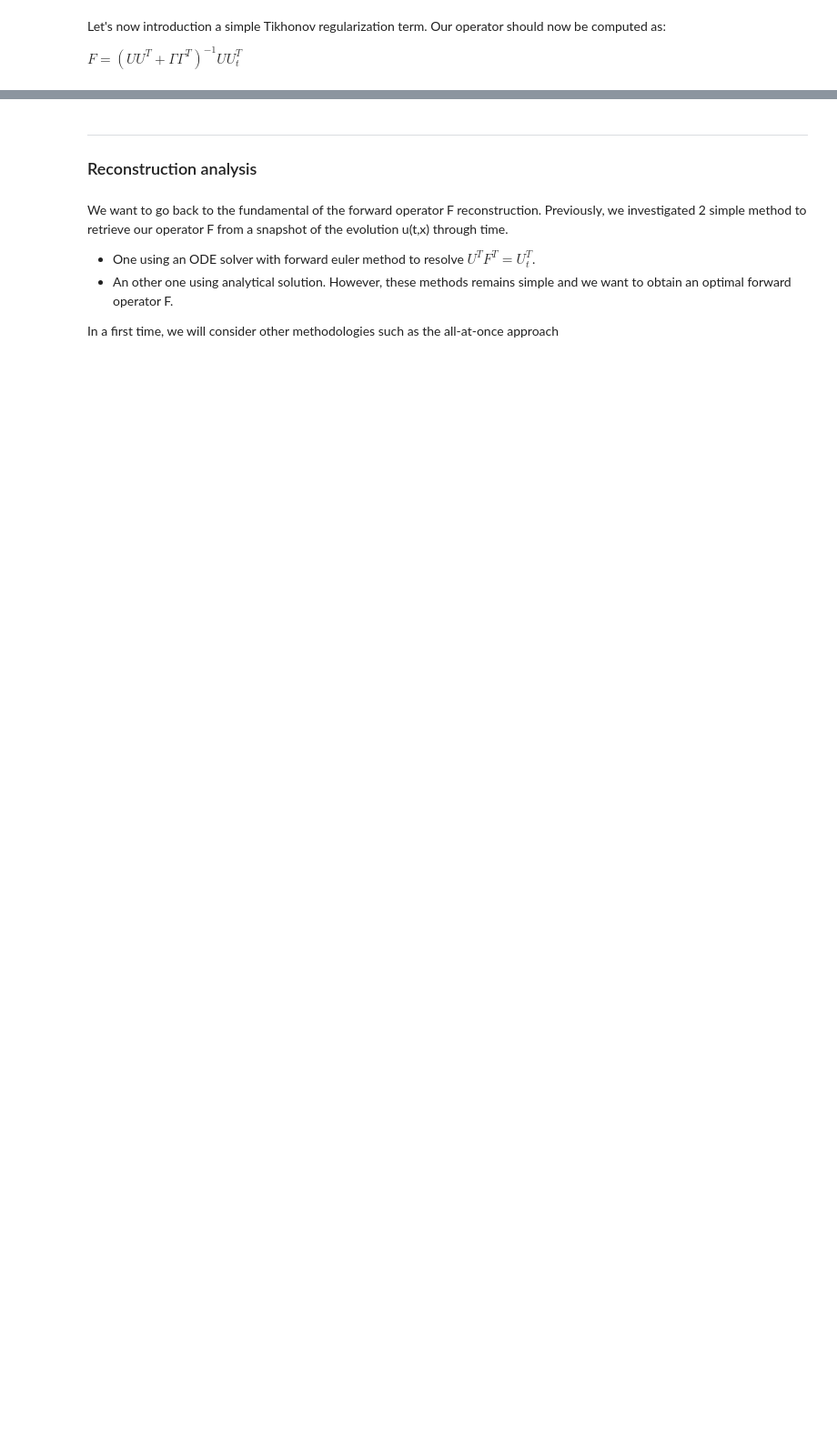
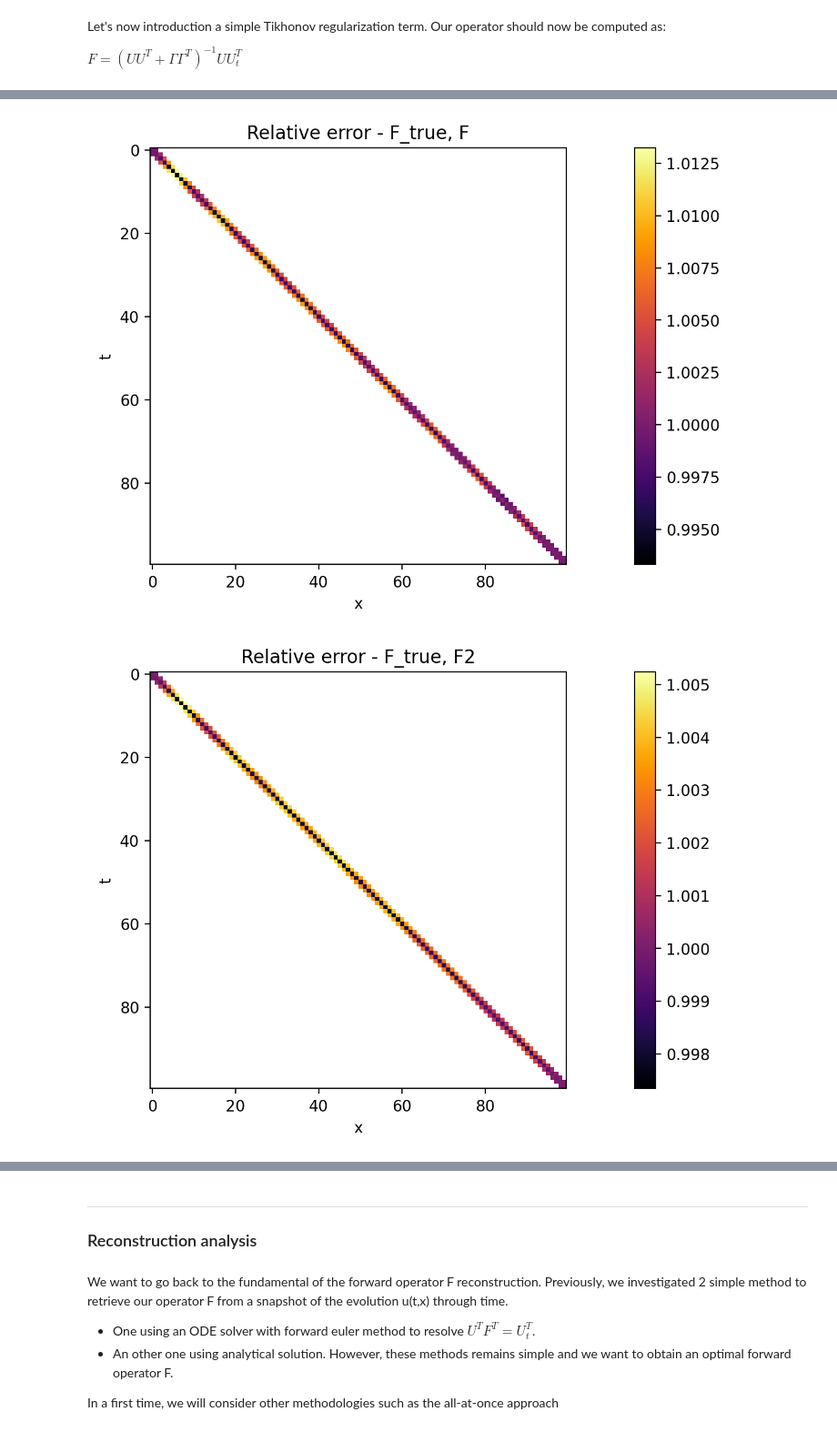
Before and after one commit to vdesgrange/closure-model, a Jupyter notebook: experiments/heat_equation_analytical_experiments.ipynb, the cells around one changed output, grey strips where cells are left out. Shown at 91% size. Drawn from its saved outputs; the diff is of its cells as text; code cells hidden in the pictures; blank space fills up the shorter version.

```diff
--- a/experiments/heat_equation_analytical_experiments.ipynb
+++ b/experiments/heat_equation_analytical_experiments.ipynb
@@ -153,0 +152,12 @@ print(np.mean(np.abs(F_tik - F2)))
+# %%
+err_Ft_F = np.true_divide(np.abs(Ft - F), np.abs(Ft))
+show_state(err_Ft_F, 'Relative error - F_true, F')
+
+err_Ft_F2 = np.true_divide(np.abs(Ft - F2), np.abs(Ft))
+show_state(err_Ft_F2, 'Relative error - F_true, F2')
+
+rmse_F_F2 = np.true_divide(np.abs(F - F2), np.abs(F))
+show_state(err_F_F2, 'Relative error - F, F2')
+# %% [output]
+[figure, added]
+[figure, added]
```
Also changed, not shown: parts of 8 cells of this notebook, 2 other files.
